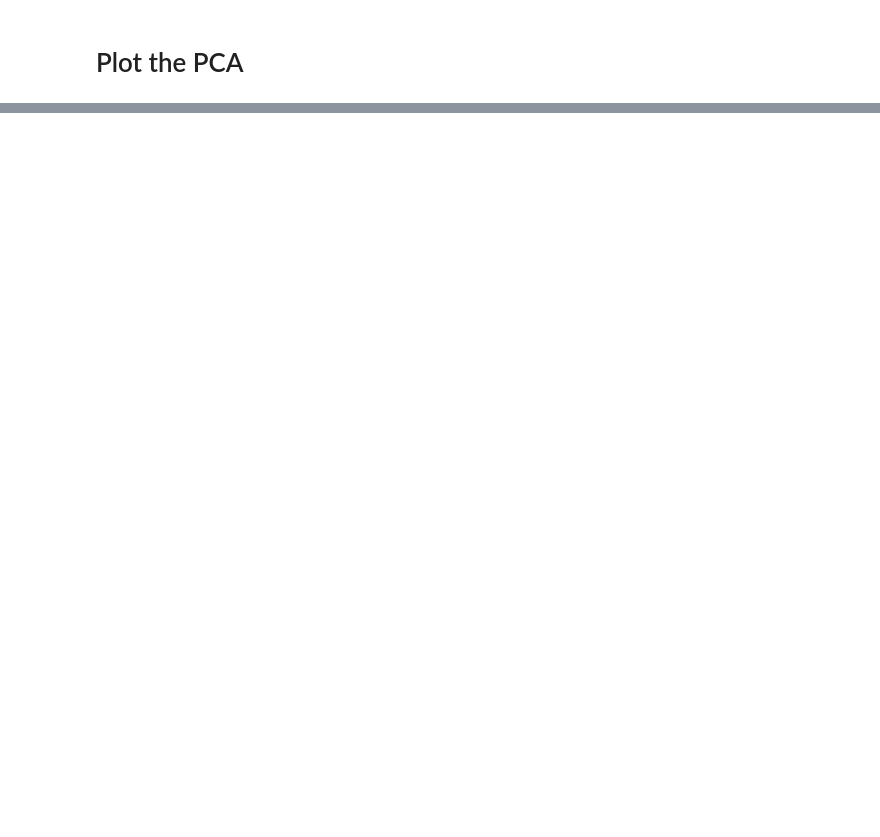
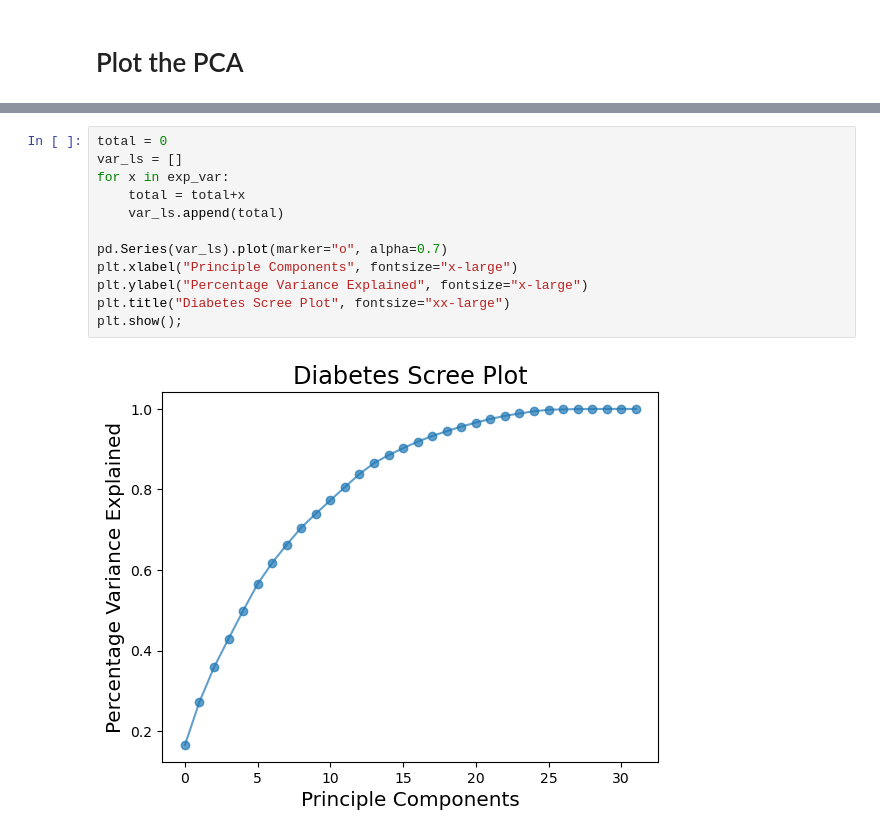
Before and after one commit to Tuwaiq-Data-Science-Bootcamp-V5/Preprocessing_Lab1, a Jupyter notebook: Preprocessing.ipynb, the cells around one changed output, grey strips where cells are left out. Cells and saved outputs as stored; diff of their text form; blank space fills up the shorter version.

```diff
--- a/Preprocessing.ipynb
+++ b/Preprocessing.ipynb
@@ -20,0 +182,14 @@
+# %%
+total = 0
+var_ls = []
+for x in exp_var:
+    total = total+x
+    var_ls.append(total)
+
+pd.Series(var_ls).plot(marker="o", alpha=0.7)
+plt.xlabel("Principle Components", fontsize="x-large")
+plt.ylabel("Percentage Variance Explained", fontsize="x-large")
+plt.title("Diabetes Scree Plot", fontsize="xx-large")
+plt.show();
+# %% [output]
+[figure, added]
```
Also changed, not shown: parts of 10 cells of this notebook.
